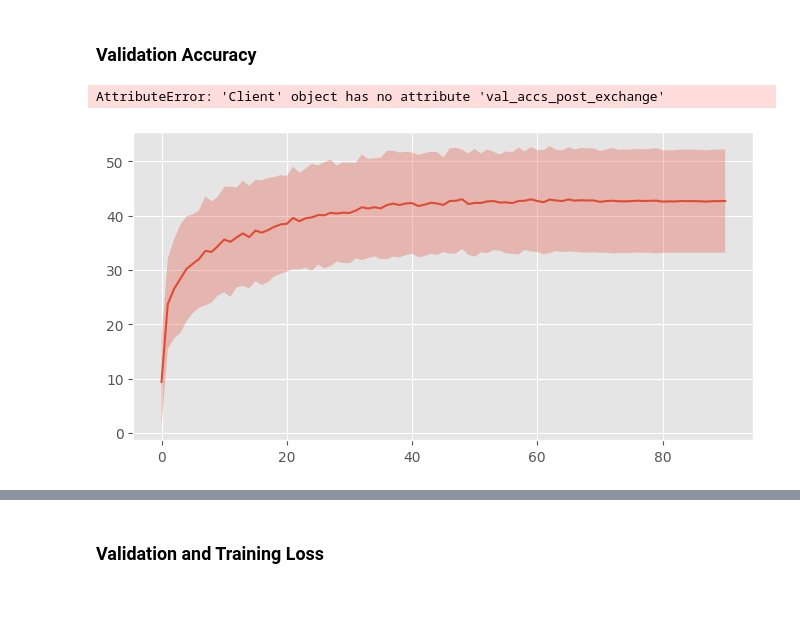
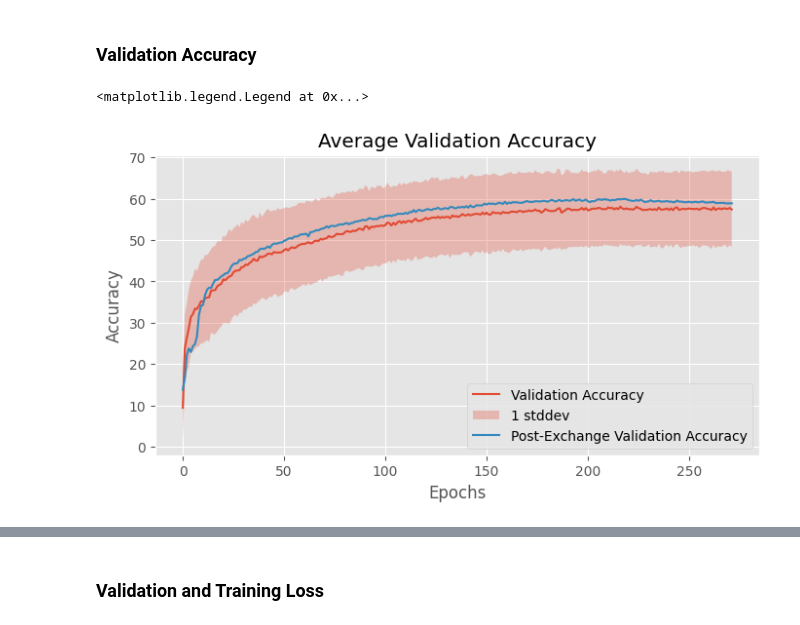
Before and after one commit to tomhagander/decentralized_deep_learning, a Jupyter notebook: analyze_data.ipynb, the cells around one changed output, grey strips where cells are left out. Drawn from its saved outputs; the diff is of its cells as text; code cells hidden in the pictures; blank space fills up the shorter version.

```diff
--- a/analyze_data.ipynb
+++ b/analyze_data.ipynb
@@ -51,25 +95,31 @@ plt.show()
 # %%
 plt.figure(figsize=(8, 4))
 
 # extend val_loss_list for each client to be as long as the longest one
 max_len = max([len(client.val_acc_list) for client in clients])
 # pad end with last value
 for client in clients:
+    # shorten val_accs_post_exchange to be the same length as val_acc_list
+    if len(client.val_accs_post_exchange) > len(client.val_acc_list):
+        client.val_accs_post_exchange = client.val_accs_post_exchange[:len(client.val_acc_list)]
+    else:
+        client.val_accs_post_exchange.extend([client.val_accs_post_exchange[-1]] * (len(client.val_acc_list) - len(client.val_accs_post_exchange)))
     client.val_acc_list.extend([client.val_acc_list[-1]] * (max_len - len(client.val_acc_list)))
+    client.val_accs_post_exchange.extend([client.val_accs_post_exchange[-1]] * (max_len - len(client.val_accs_post_exchange)))
 
 avg_acc = np.mean([client.val_acc_list for client in clients], axis=0)
 std_acc = np.std([client.val_acc_list for client in clients], axis=0)
 plt.plot(avg_acc)
 plt.fill_between(range(len(avg_acc)), avg_acc - std_acc, avg_acc + std_acc, alpha=0.3)
 
 post_exchange_acc = np.mean([client.val_accs_post_exchange for client in clients], axis=0)
 
 plt.plot(post_exchange_acc)
 
 plt.xlabel('Epochs')
 plt.ylabel('Accuracy')
 plt.title('Average Validation Accuracy')
 plt.legend(['Validation Accuracy', '1 stddev','Post-Exchange Validation Accuracy'])
 # %% [output]
-AttributeError: 'Client' object has no attribute 'val_accs_post_exchange'
+<matplotlib.legend.Legend at 0x...>
-[figure, old version]
+[figure, new version]
```
Also changed, not shown: parts of 8 cells of this notebook, 16 other files.
